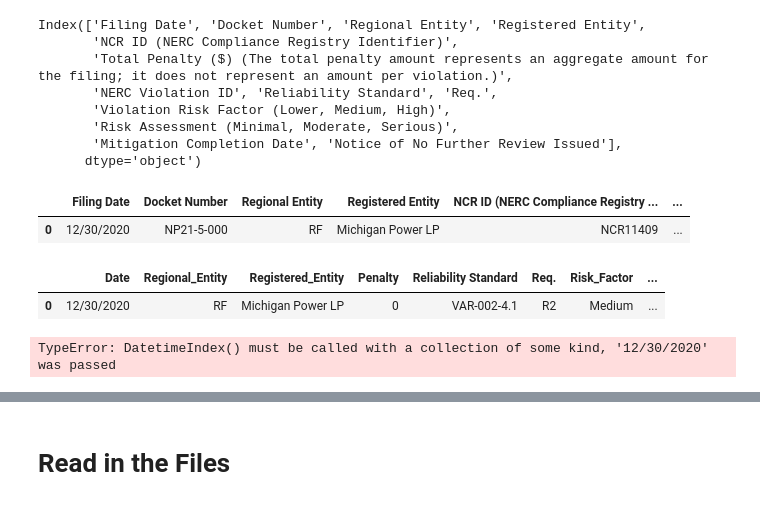
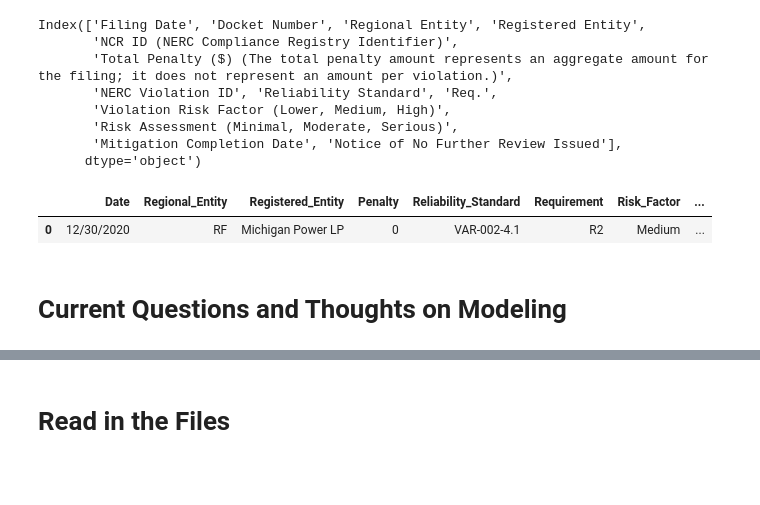
Before and after one commit to kkolodziej39/NERC_Fines, a Jupyter notebook: nerc_fines.ipynb, the cells around one changed output, grey strips where cells are left out. Cells and saved outputs as stored; diff of their text form; code cells hidden in the pictures; blank space fills up the shorter version.

```diff
--- a/nerc_fines.ipynb
+++ b/nerc_fines.ipynb
@@ -75,8 +105,7 @@ def cleanUpCols(data):
     # drop columns
     colsToDrop = ['Docket Number','NCR ID (NERC Compliance Registry Identifier)','NERC Violation ID',
        'Mitigation Completion Date', 'Notice of No Further Review Issued']
-    for colName in colsToDrop:
-        data = data.drop([colName], axis = 1)
+    data = data.drop(columns = colsToDrop)
 
     # change names of columns
     data.rename(columns = {'Filing Date':'Date',
@@ -84,12 +113,28 @@ def cleanUpCols(data):
                            'Registered Entity': 'Registered_Entity',
                            'Total Penalty ($) (The total penalty amount represents an aggregate amount for the filing; it does not represent an amount per violation.)':'Penalty',
                           'Violation Risk Factor (Lower, Medium, High)': 'Risk_Factor',
-                           'Risk Assessment (Minimal, Moderate, Serious)': 'Risk_Assessment'
+                           'Risk Assessment (Minimal, Moderate, Serious)': 'Risk_Assessment',
+                           'Reliability Standard': 'Reliability_Standard',
+                           'Req.': 'Requirement'
                           }, inplace = True)
     return data
+# %%
+def extractMonthAndYear(data):
+    months = []
+    years = []
+    for i in range(len(data)):
+        date = data["Date"].iloc[i]
+        firstSlash = date.index("/")
+        month = int(date[:firstSlash])
+        year = int(date[-4:])
+        months.append(month)
+        years.append(year)
+    data["Month"] = months
+    data["Year"] = years
 # %%
-temp = allData
-temp.head(1)
+allData = cleanUpCols(allData)
+extractMonthAndYear(allData)
+allData.head(1)
 # %% [output]
-|  | Filing Date | Docket Number | Regional Entity | Registered Entity | NCR ID (NERC Compliance Registry ... | ... |
-| 0 | 12/30/2020 | NP21-5-000 | RF | Michigan Power LP | NCR11409 | ... |
+|  | Date | Regional_Entity | Registered_Entity | Penalty | Reliability_Standard | Requirement | Risk_Factor | ... |
+| 0 | 12/30/2020 | RF | Michigan Power LP | 0 | VAR-002-4.1 | R2 | Medium | ... |
@@ -98,11 +141,2 @@ temp = cleanUpCols(temp)
-# %%
-temp.head(1)
-# %% [output]
-|  | Date | Regional_Entity | Registered_Entity | Penalty | Reliability Standard | Req. | Risk_Factor | ... |
-| 0 | 12/30/2020 | RF | Michigan Power LP | 0 | VAR-002-4.1 | R2 | Medium | ... |
-# %%
-import datetime
-a = temp.iloc[1]
-a["Date"] = pd.DatetimeIndex(a["Date"]).year
-# %% [output]
-TypeError: DatetimeIndex() must be called with a collection of some kind, '12/30/2020' was passed
+# %% [markdown]
+# Current Questions and Thoughts on Modeling
```
Also changed, not shown: parts of 18 cells of this notebook.
